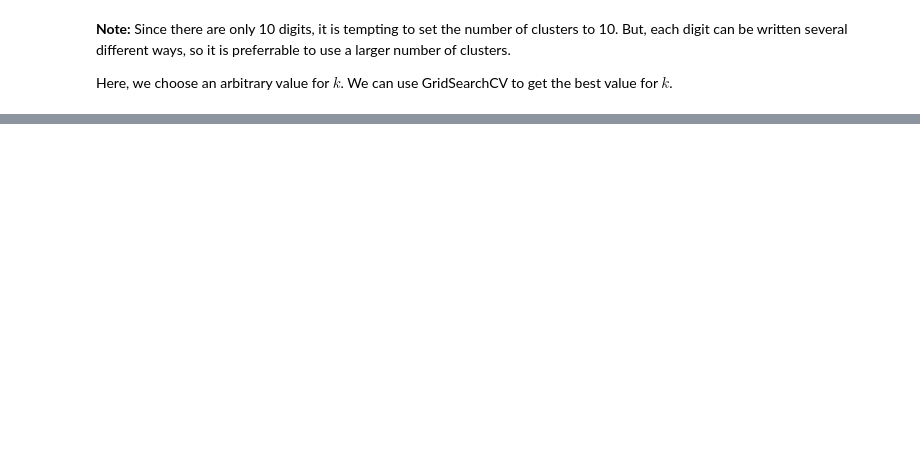
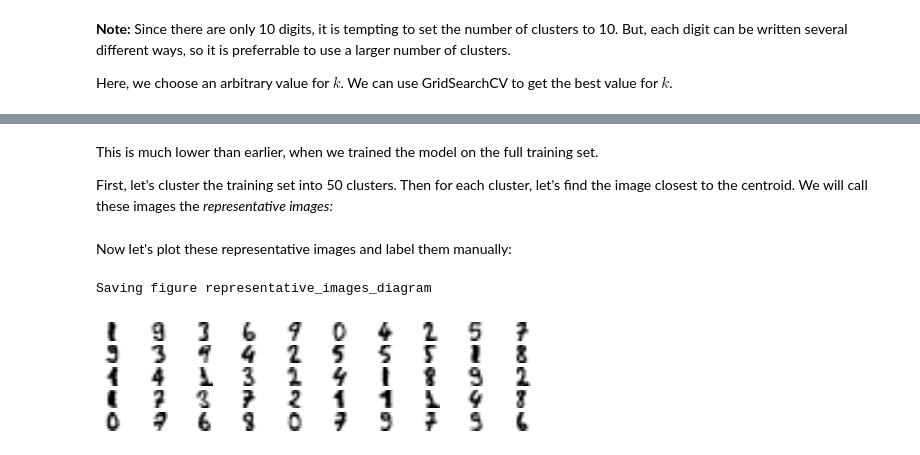
Before and after one commit to sankalptambe/unsupervised-learning, a Jupyter notebook: unsupervised_learning.ipynb, the cells around one changed output, grey strips where cells are left out. Cells and saved outputs as stored; diff of their text form; code cells hidden in the pictures; blank space fills up the shorter version.

```diff
--- a/unsupervised_learning.ipynb
+++ b/unsupervised_learning.ipynb
@@ -592,0 +608,28 @@ with $k$ = 47 clusters, we get a significant accuracy boost!
+# %% [markdown]
+This is much lower than earlier, when we trained the model on the full training set.
+
+First, let's cluster the training set into 50 clusters. Then for each cluster, let's find the image closest to the centroid. We will call these images the *representative images:*
+# %%
+k = 50
+
+kmeans = KMeans(n_clusters=k)
+
+X_digits_dist = kmeans.fit_transform(X_train)
+
+representative_digit_idx = np.argmin(X_digits_dist, axis=0)
+
+X_representative_digits = X_train[representative_digit_idx]
+# %% [markdown]
+Now let's plot these representative images and label them manually:
+# %%
+plt.figure(figsize=(8, 2))
+for index, X_representative_digit in enumerate(X_representative_digits):
+    plt.subplot(k // 10, 10, index + 1)
+    plt.imshow(X_representative_digit.reshape(8, 8), cmap="binary", interpolation="bilinear")
+    plt.axis('off')
+
+save_fig("representative_images_diagram", tight_layout=False)
+plt.show()
+# %% [output]
+Saving figure representative_images_diagram
+[figure, added]
```
Also changed, not shown: parts of 34 cells of this notebook, 2 other files.
